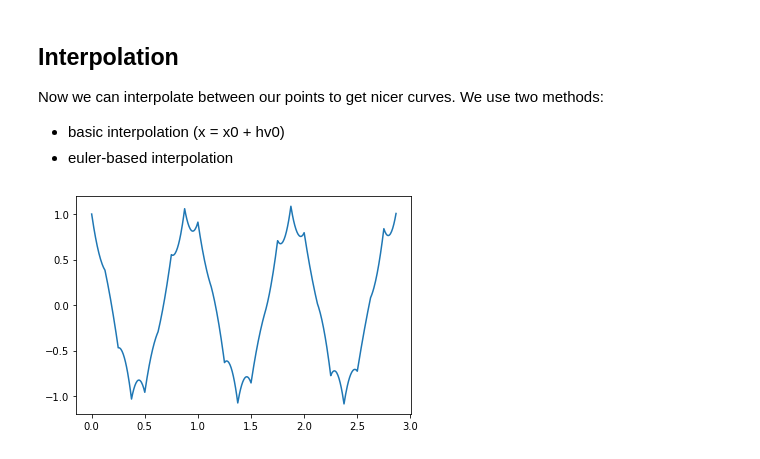
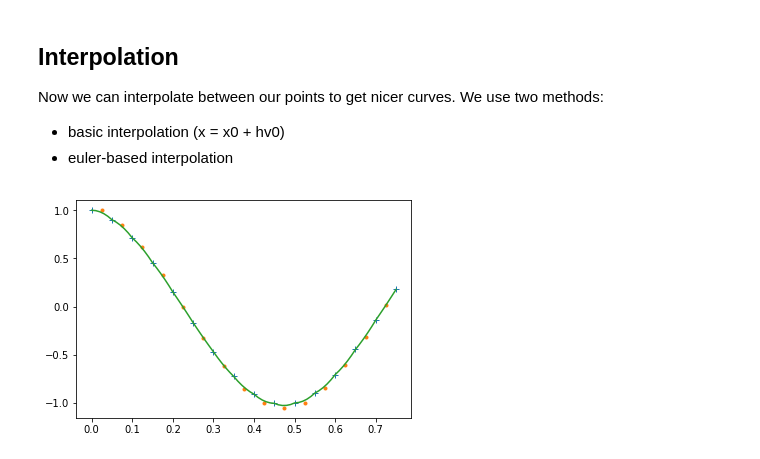
Before and after one commit to amyinorbit/bezier-tests, a Jupyter notebook: bezier-tests.ipynb, the cells around one changed output. Drawn from its saved outputs; the diff is of its cells as text; code cells hidden in the pictures.

Commit message:
Fix bezier equation

```diff
--- a/bezier-tests.ipynb
+++ b/bezier-tests.ipynb
@@ -11,7 +11,7 @@ springK = 1.0
 
 omega = np.sqrt(springK/mass)
 period = 2.0 * np.pi / omega
-steps = 8.0
+steps = 20
 
 deltaT = period / steps
 numPeriods = 3
@@ -86,31 +103,42 @@ Now we can interpolate between our points to get nicer curves. We use two method
 # %%
 substeps = 5
 
 xInterp = []
 tInterp = []
 
 for step in range(1, N):
 
-    x_prev = xBezier[step-1]
-    x_next = xBezier[step]
-    control = bBezier[step-1]
-    t = tVisual[step-1]
+    tn = tVisual[step-1]
+    b0 = xBezier[step-1]
+    b2 = xBezier[step]
+    b1 = bBezier[step-1]
 
     temp = []
     tempT = []
 
-    temp.append(x_prev)
-    tempT.append(t)
-    for i in range(1, N-1):
-        t0 = i / float(N)
-        temp.append((1.0 - t0)**2.0 * x_prev + t0*(1.0 - t0) * control + t0**2.0 * x_next)
-        tempT.append(t + t0 * deltaT)
+    temp.append(b0)
+    tempT.append(tn)
+    for i in range(1, substeps):
+        t0 = i / float(substeps)
+
+        r = b1 + (1-t0)**2 * (b0 - b1) + t0**2*(b2-b1)
+#         r = (1.0 - t0)**2.0 * b0 + t0*(1.0 - t0) * b1 + t0**2.0 * b2
+        tempT.append(tn + t0 * deltaT) #r[0])
+        temp.append(r)
 
     xInterp += temp
     tInterp += tempT
 
 
-plot(tInterp / period, xInterp)
+zoom = 15
+
+tt = (tVisual / period)[0:zoom+1]
+tbt = ((tVisual + 0.5 * deltaT) / period)[0:zoom]
+tti = (tInterp / period)[0:zoom*substeps+1]
+
+plot(tt, xBezier[0:zoom+1], '+')
+plot(tbt, bBezier[0:zoom], '.')
+plot(tti, xInterp[0:zoom*substeps+1])
 show()
 # %% [output]
-[figure, old version]
+[figure, new version]
```
Also changed, not shown: parts of 2 cells of this notebook.
